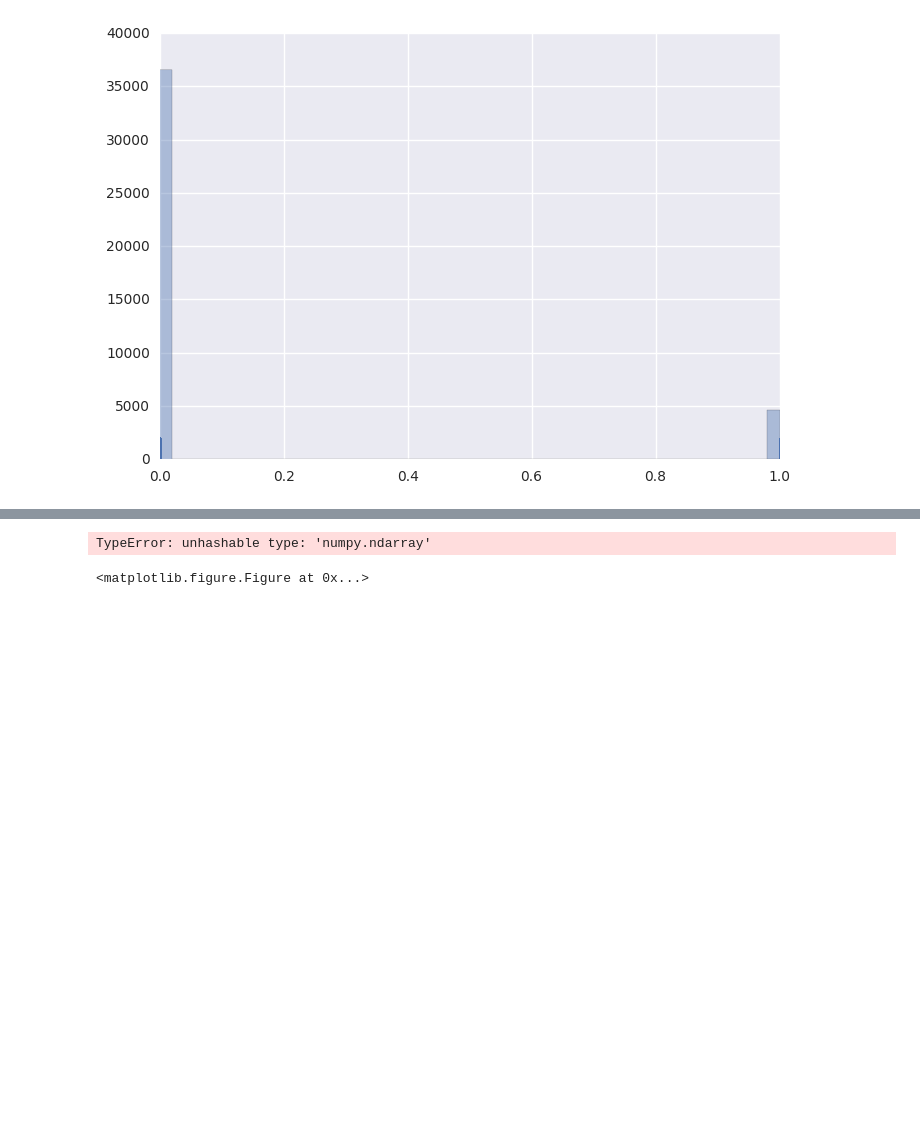
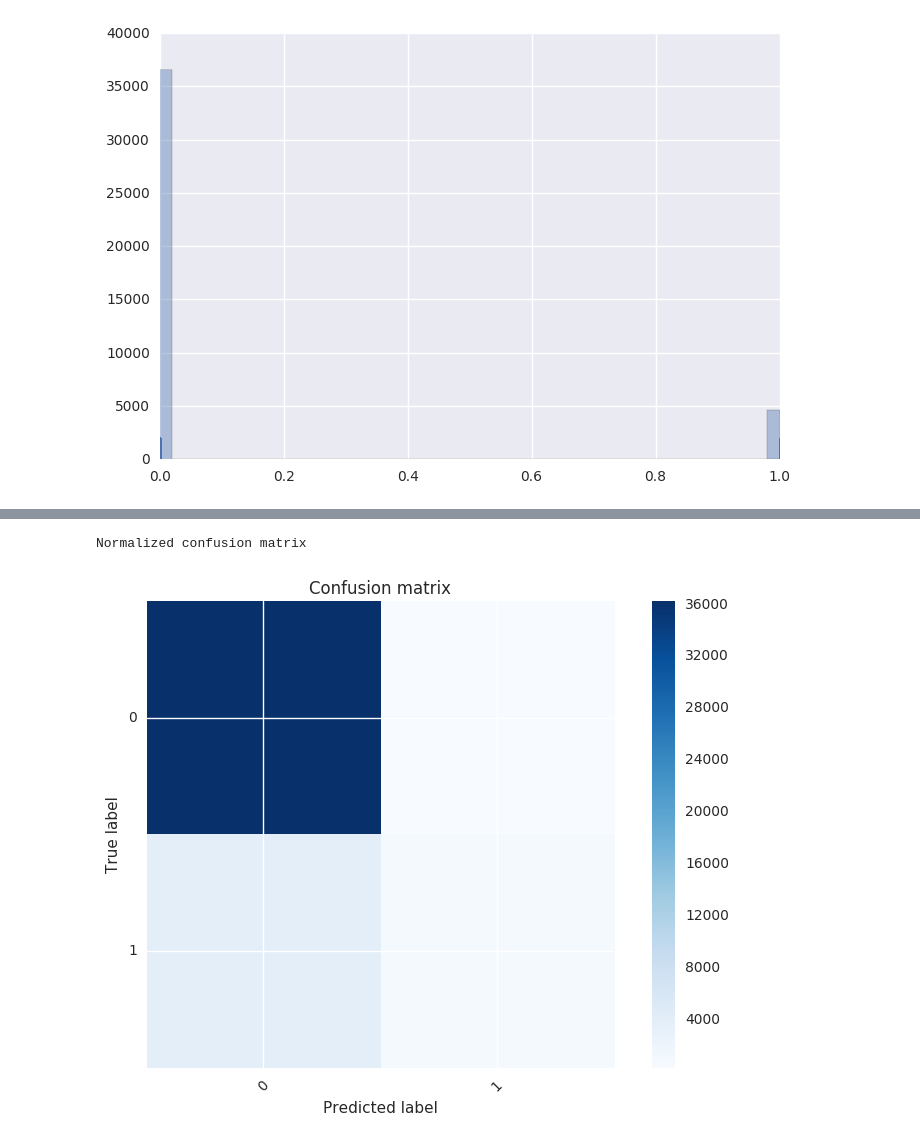
Before and after one commit to lz16882/ce888labs, a Jupyter notebook: lab3/Untitled.ipynb, the cells around one changed output, grey strips where cells are left out. Drawn from its saved outputs; the diff is of its cells as text; code cells hidden in the pictures; blank space fills up the shorter version.

```diff
--- a/lab3/Untitled.ipynb
+++ b/lab3/Untitled.ipynb
@@ -123,33 +126,34 @@ def plot_confusion_matrix(cm, classes,
     plt.xticks(tick_marks, classes, rotation=45)
     plt.yticks(tick_marks, classes)
 
     if normalize:
         cm = cm.astype('float') / cm.sum(axis=1)[:, np.newaxis]
         print("Normalized confusion matrix")
     else:
         print('Confusion matrix, without normalization')
 
     thresh = cm.max() / 2.
     for i, j in itertools.product(range(cm.shape[0]), range(cm.shape[1])):
         t = "(%.2f)"%(cm[i, j])
         #print t
 #         plt.text(j, i, t,
 #                  horizontalalignment="center",
 #                  color="white" if cm[i, j] > thresh else "black")
 
     plt.tight_layout()
     plt.ylabel('True label')
     plt.xlabel('Predicted label')
 
 # Compute confusion matrix
 y_pred = clf.predict(X)
 cnf_matrix = confusion_matrix(y, y_pred)
 np.set_printoptions(precision=2)
 
 # Plot non-normalized confusion matrix
 plt.figure()
-plot_confusion_matrix(cnf_matrix, classes=range(len(set(y))), normalize = True,
+plot_confusion_matrix(cnf_matrix, classes=range(len(set(y_pred))), normalize = True,
                       title='Confusion matrix')
+plt.savefig("confusion_new.png",bbox_inches='tight')
 # %% [output]
-TypeError: unhashable type: 'numpy.ndarray'
+Normalized confusion matrix
-<matplotlib.figure.Figure at 0x...>
+[figure, added]
```
Also changed, not shown: parts of 2 cells of this notebook.
